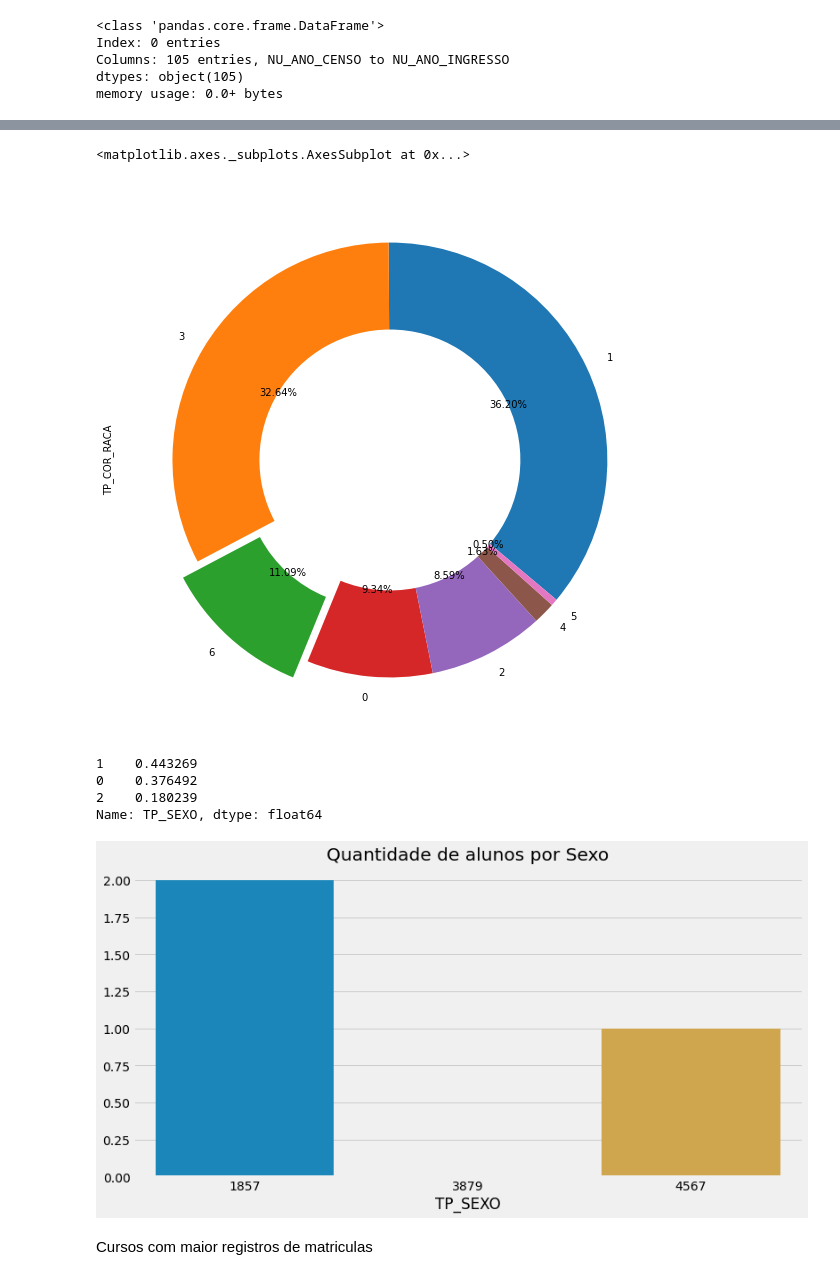
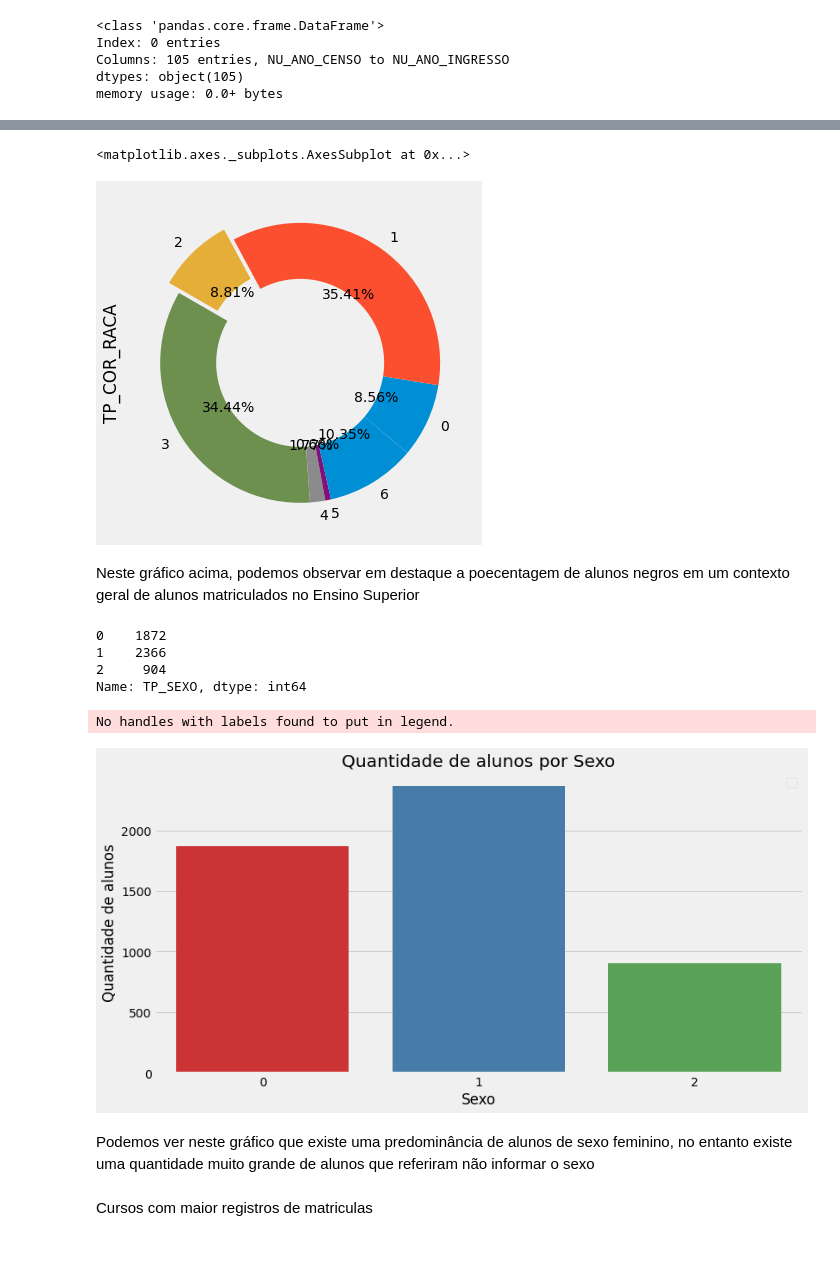
Before and after one commit to allanbraquiel/Data_Science_Projects, a Jupyter notebook: Projeto_Sigalei.ipynb, the cells around one changed output, grey strips where cells are left out. Drawn from its saved outputs; the diff is of its cells as text; code cells hidden in the pictures; blank space fills up the shorter version.

```diff
--- a/Projeto_Sigalei.ipynb
+++ b/Projeto_Sigalei.ipynb
@@ -589,7 +589,7 @@ microdados_censo_superior_2011/2011/LEIA-ME/LEIA-ME 2011.pdf
 # %%
 with zipfile.ZipFile("/content/drive/MyDrive/Colab_Notebooks/Projeto Sigalei/microdados_censo_superior_2011.zip") as z:
    with z.open("microdados_censo_superior_2011/2011/DADOS/DM_ALUNO/DM_ALUNO.CSV") as f:
-    df_2011 = pd.read_csv(f, sep="|",usecols=colunas2, nrows=1000)
+    df_2011 = pd.read_csv(f, sep="|",usecols=colunas2, nrows=500)
 # %%
 df_2011["NU_ANO_CENSO"] = 2011
 # %%
@@ -633,7 +633,7 @@ microdados_censo_superior_2010/LEIA-ME/LEIA-ME 2010.pdf
 # %%
 with zipfile.ZipFile("/content/drive/MyDrive/Colab_Notebooks/Projeto Sigalei/microdados_censo_superior_2010.zip") as z:
    with z.open("microdados_censo_superior_2010/DADOS/DM_ALUNO/DM_ALUNO.CSV") as f:
-    df_2010 = pd.read_csv(f, sep="|",usecols=colunas2, nrows=1000)
+    df_2010 = pd.read_csv(f, sep="|",usecols=colunas2, nrows=500)
 # %%
 df_2010["NU_ANO_CENSO"] = 2010
 # %%
@@ -684,7 +684,7 @@ colunas3 = ['CO_CURSO', 'CO_GRAU_ACADEMICO', 'CO_CATEGORIA_ADMINISTRATIVA','CO_M
 # %%
 with zipfile.ZipFile("/content/drive/MyDrive/Colab_Notebooks/Projeto Sigalei/microdados_censo_superior_2009.zip") as z:
    with z.open("microdados_censo_superior_2009/2009/DADOS/DM_ALUNO/DM_ALUNO.CSV") as f:
-    df_2009 = pd.read_csv(f, sep="|",usecols=colunas3, nrows=1000)
+    df_2009 = pd.read_csv(f, sep="|",usecols=colunas3, nrows=500)
 # %%
 df_2009["CO_UF_NASCIMENTO"] = 'null'
 df_2009["CO_TURNO_ALUNO"] = 'null'
@@ -816,25 +816,35 @@ df_completo.TP_COR_RACA.value_counts(normalize=True)
 Name: TP_COR_RACA, dtype: float64
 # %%
-df_completo.TP_COR_RACA.value_counts().plot.pie(wedgeprops=dict(width=0.4), startangle=-40, explode = (0, 0, 0.1, 0, 0, 0, 0), autopct = '%1.2f%%')
+plt.style.use("fivethirtyeight")
+plt.figure(figsize=(12, 6))
+df_completo.TP_COR_RACA.value_counts().sort_index().plot.pie(wedgeprops=dict(width=0.4), startangle=-40, explode = (0, 0, 0.1, 0, 0, 0, 0), autopct = '%1.2f%%')
 # %% [output]
 <matplotlib.axes._subplots.AxesSubplot at 0x...>
-[figure, old version]
+[figure, new version]
+# %% [markdown]
+Neste gráfico acima, podemos observar em destaque a poecentagem de alunos negros em um contexto geral de alunos matriculados no Ensino Superior
 # %%
-df_completo.TP_SEXO.value_counts(normalize=True)
+df_completo.TP_SEXO.value_counts().sort_index()
 # %% [output]
-1    0.443269
-0    0.376492
-2    0.180239
-Name: TP_SEXO, dtype: float64
+0    1872
+1    2366
+2     904
+Name: TP_SEXO, dtype: int64
 # %%
 plt.style.use("fivethirtyeight")
 plt.figure(figsize=(12, 6))
-sns.barplot(x=df_completo.TP_SEXO.value_counts(), y=df_completo.TP_SEXO.value_counts().index)
+sns.barplot(y=df_completo.TP_SEXO.value_counts().sort_index(), x=df_completo.TP_SEXO.value_counts().sort_index().index, palette="Set1")
 plt.title("Quantidade de alunos por Sexo")
+plt.legend()
+plt.xlabel("Sexo")
+plt.ylabel("Quantidade de alunos")
 
 plt.show()
 # %% [output]
+No handles with labels found to put in legend.
-[figure, old version]
+[figure, new version]
+# %% [markdown]
+Podemos ver neste gráfico que existe uma predominância de alunos de sexo feminino, no entanto existe uma quantidade muito grande de alunos que referiram não informar o sexo
 # %% [markdown]
 Cursos com maior registros de matriculas
 # %%
```
Also changed, not shown: parts of 64 cells of this notebook.
